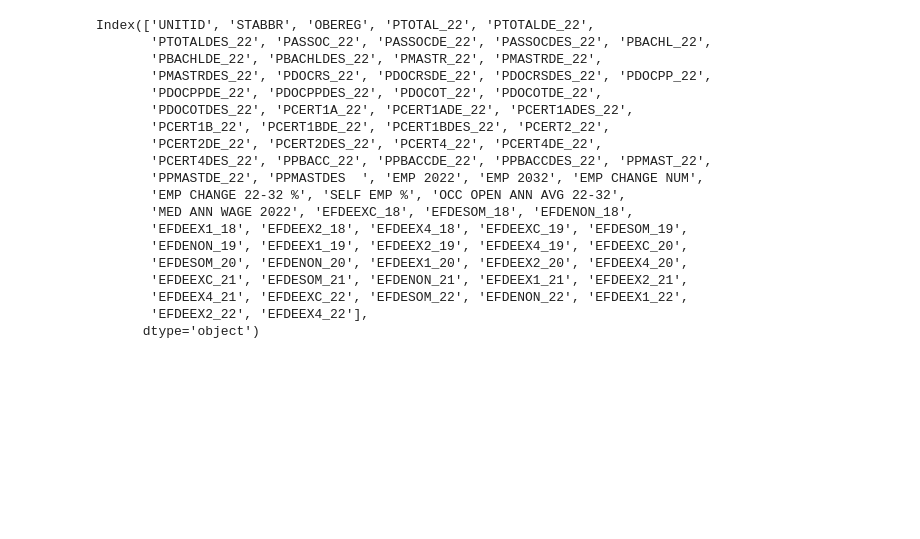
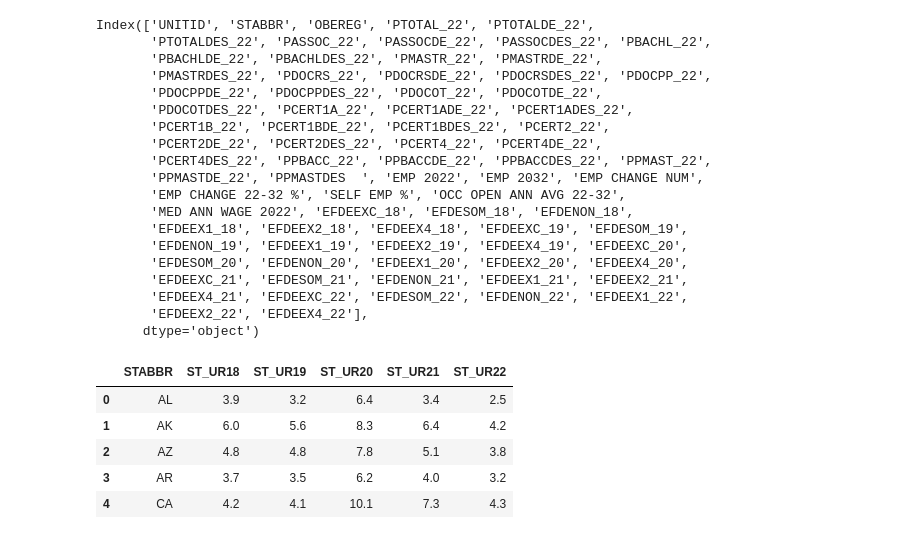
Before and after one commit to katyk20/DistanceLearning_Capstone, a Jupyter notebook: Code Notebooks/Model_Datasets.ipynb, the cells around one changed output. Cells and saved outputs as stored; diff of their text form; code cells hidden in the pictures; blank space fills up the shorter version.

```diff
--- a/Code Notebooks/Model_Datasets.ipynb
+++ b/Code Notebooks/Model_Datasets.ipynb
@@ -321,0 +325,16 @@ Index(['UNITID', 'STABBR', 'OBEREG', 'PTOTAL_22', 'PTOTALDE_22',
+# %%
+col_change={'State':'STABBR',
+              '2018 rate': 'ST_UR18',
+             '2019 rate': 'ST_UR19',
+             '2020 rate': 'ST_UR20',
+             '2021 rate': 'ST_UR21',
+             '2022 rate': 'ST_UR22'}
+ur = ur.rename(columns=col_change)
+ur.head()
+# %% [output]
+|  | STABBR | ST_UR18 | ST_UR19 | ST_UR20 | ST_UR21 | ST_UR22 |
+| 0 | AL | 3.9 | 3.2 | 6.4 | 3.4 | 2.5 |
+| 1 | AK | 6.0 | 5.6 | 8.3 | 6.4 | 4.2 |
+| 2 | AZ | 4.8 | 4.8 | 7.8 | 5.1 | 3.8 |
+| 3 | AR | 3.7 | 3.5 | 6.2 | 4.0 | 3.2 |
+| 4 | CA | 4.2 | 4.1 | 10.1 | 7.3 | 4.3 |
```
Also changed, not shown: parts of 6 cells of this notebook.
